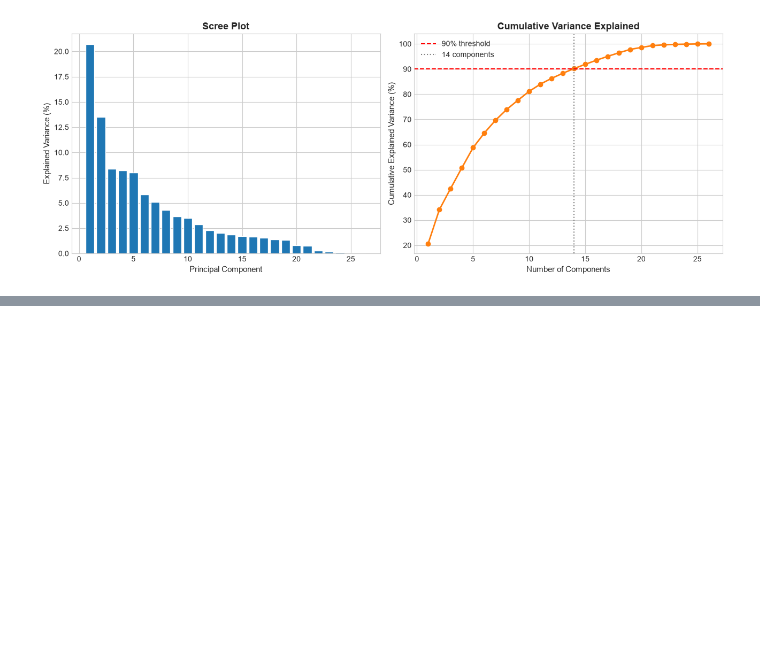
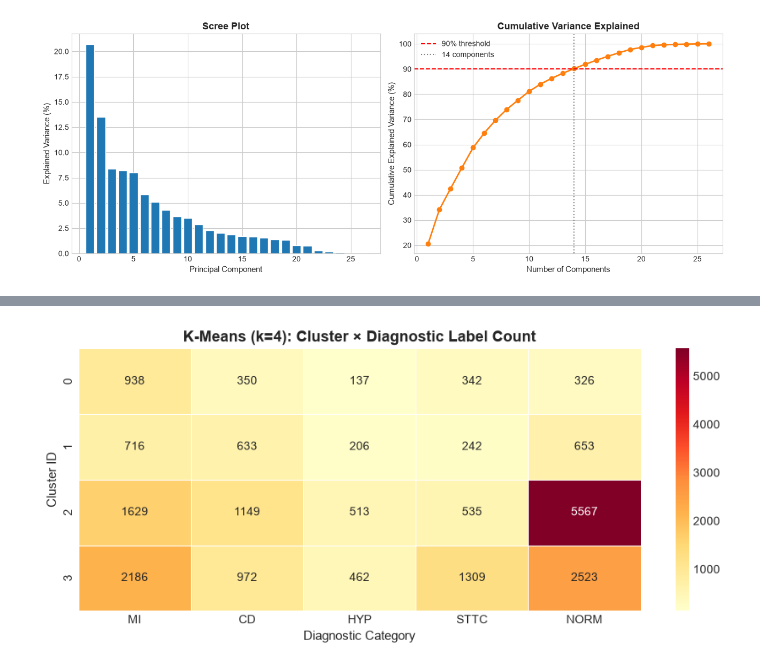
Before and after one commit to Harishraghult/ML_project, a Jupyter notebook: notebooks/clustering.ipynb, the cells around one changed output, grey strips where cells are left out. Saved outputs shown, nothing was run; the diff lists cells and outputs as text; code cells hidden in the pictures; blank space fills up the shorter version.

```diff
--- a/notebooks/clustering.ipynb
+++ b/notebooks/clustering.ipynb
@@ -138,0 +264,18 @@ Components needed for 90% variance: 14
+# %%
+# Dominant label per cluster (external validity)
+cluster_label_counts = (df.groupby(['km_cluster', 'dominant_label'])
+                          .size()
+                          .unstack(fill_value=0))
+# Purity = fraction of majority class
+cluster_label_counts['Total']     = cluster_label_counts.sum(axis=1)
+cluster_label_counts['Majority']  = cluster_label_counts[class_names].max(axis=1)
+cluster_label_counts['Purity']    = (cluster_label_counts['Majority'] /
+                                     cluster_label_counts['Total']).round(3)
+cluster_label_counts['DomLabel']  = cluster_label_counts[class_names].idxmax(axis=1)
+
+print("K-Means Cluster Purity w.r.t. Diagnostic Labels:")
+display(cluster_label_counts)
+
+overall_purity = (cluster_label_counts['Majority'].sum() /
+                  cluster_label_counts['Total'].sum())
+print(f"Overall K-Means Purity: {overall_purity:.4f}")
@@ -138,0 +291,13 @@ Components needed for 90% variance: 14
+# %%
+# Heatmap: cluster x label counts
+plt.figure(figsize=(9, max(4, OPTIMAL_K)))
+sns.heatmap(cluster_label_counts[class_names], annot=True, fmt='d',
+            cmap='YlOrRd', linewidths=0.5)
+plt.title(f'K-Means (k={OPTIMAL_K}): Cluster × Diagnostic Label Count',
+          fontsize=13, fontweight='bold')
+plt.xlabel('Diagnostic Category', fontsize=11)
+plt.ylabel('Cluster ID', fontsize=11)
+plt.tight_layout()
+plt.show()
+# %% [output]
+[figure, added]
```
Also changed, not shown: parts of 8 cells of this notebook.
